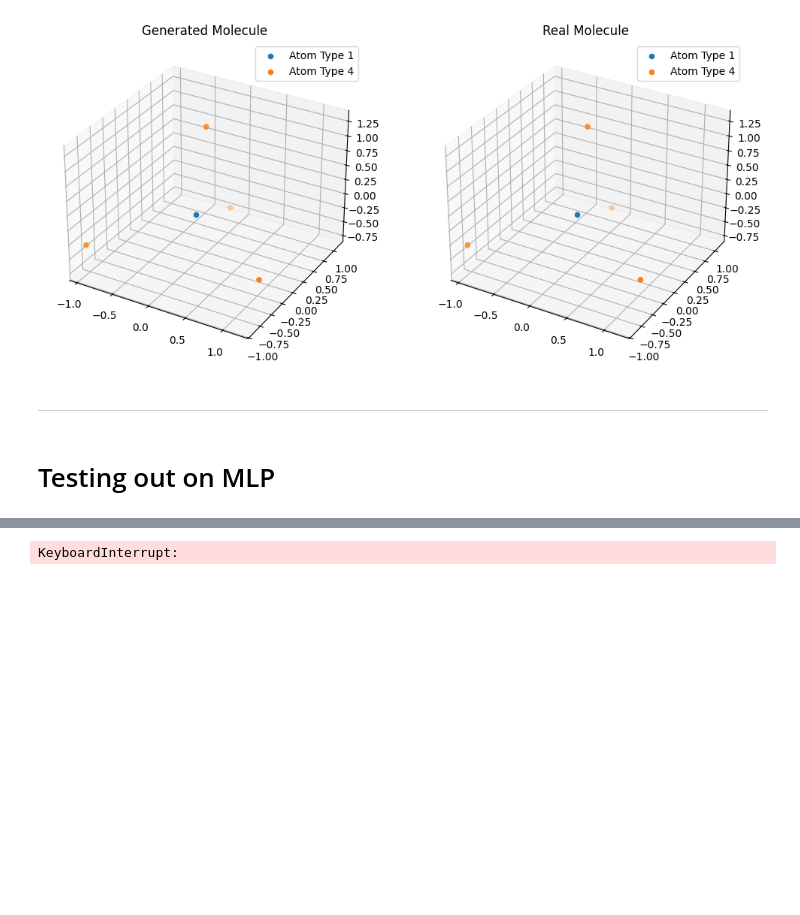
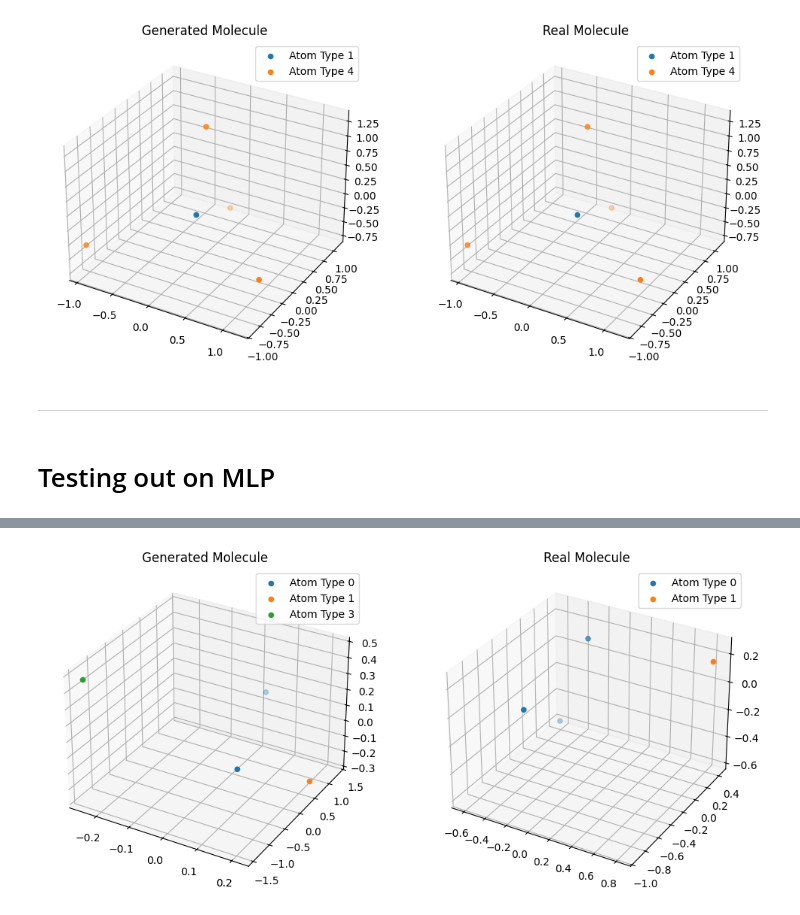
Before and after one commit to edovergna/equi-drifting, a Jupyter notebook: notebooks/aligned_loss.ipynb, the cells around one changed output, grey strips where cells are left out. Saved outputs shown, nothing was run; the diff lists cells and outputs as text; code cells hidden in the pictures; blank space fills up the shorter version.

```diff
--- a/notebooks/aligned_loss.ipynb
+++ b/notebooks/aligned_loss.ipynb
@@ -1394,36 +1407,36 @@ plot_loss(loss_list)
 # %%
 NUM_GEN = 10000
-pos_noise = torch.randn((NUM_GEN, 3, 3))
+pos_noise = torch.randn((NUM_GEN, 4, 3))
 pos_noise = pos_noise - pos_noise.mean(dim=1, keepdim=True)
                 # We sample random noise as embedding for atom types
-type_noise = torch.randn((NUM_GEN, 3, 5))
+type_noise = torch.randn((NUM_GEN, 4, 5))
 combined_noise = torch.cat([pos_noise, type_noise], dim=2).flatten(start_dim=1)
 
 gen_mol = model(combined_noise)
-gen_mol = gen_mol.reshape(NUM_GEN, 3, -1)
+gen_mol = gen_mol.reshape(NUM_GEN, 4, -1)
 gen_pos, gen_types = torch.split(gen_mol, [3, 5], dim=-1)
 gen_types_prob = F.softmax(gen_types, dim=-1)
 gen_types_sphere = probs_to_sphere(gen_types_prob, eps=1e-8)
 gen_types_prob = sphere_to_probs(gen_types_sphere, eps=1e-8)
 
 gen_types_argmax = gen_types_prob.argmax(dim=-1).float()
 real_types_argmax = real_types.argmax(dim=-1).float()
 
 # print(real_types_argmax)
 # print(gen_types_argmax)
 
 INDEX_GEN_MOL = 0
 
 %matplotlib inline
 visualize_both_molecules_with_atom_types(
     gen_pos,
     gen_types_argmax,
     real_positions,
     real_types_argmax,
     INDEX_GEN_MOL,
 )
 # %% [output]
-KeyboardInterrupt:
+[figure, added]
 # %%
 evaluate_generated_molecules(gen_pos, gen_types_prob)
 # %% [output]
```
Also changed, not shown: parts of 11 cells of this notebook.
